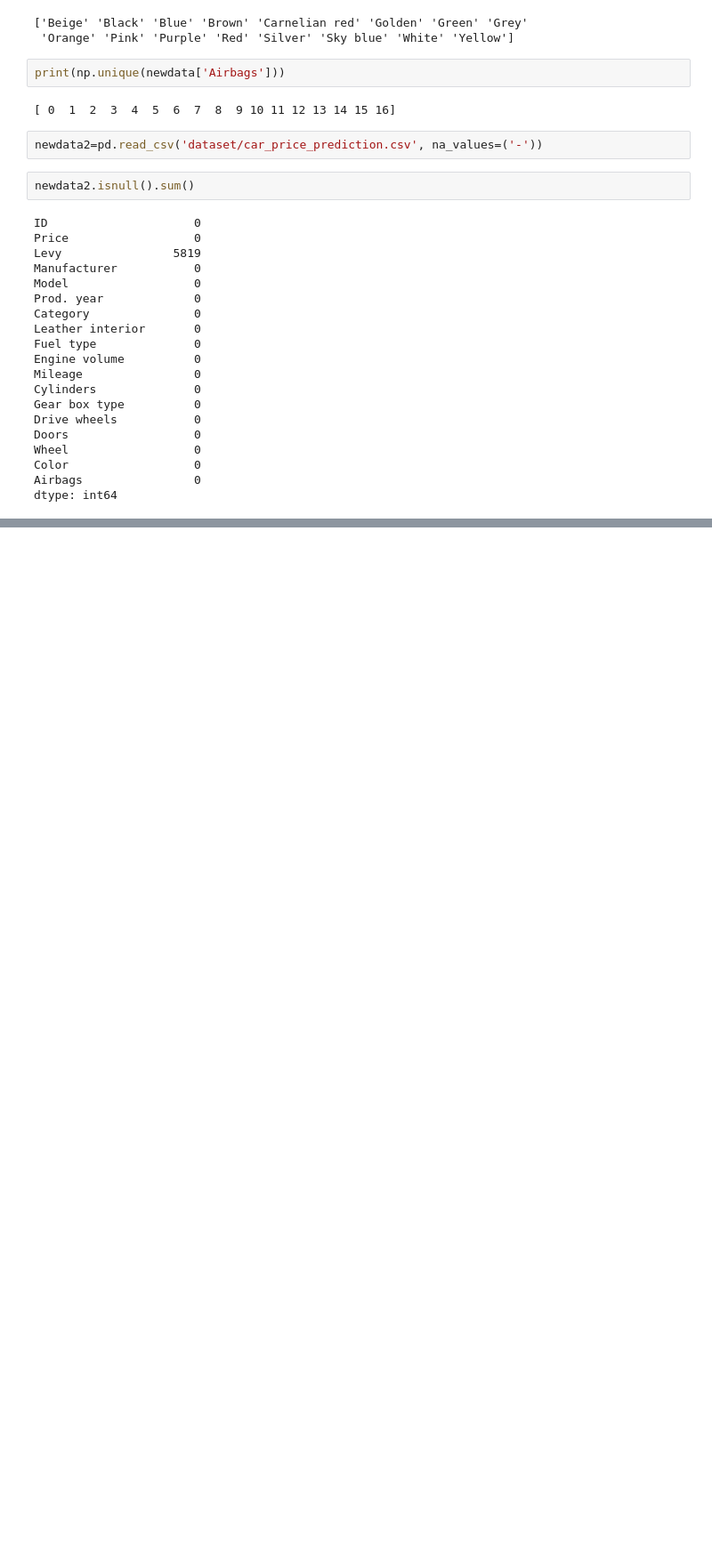
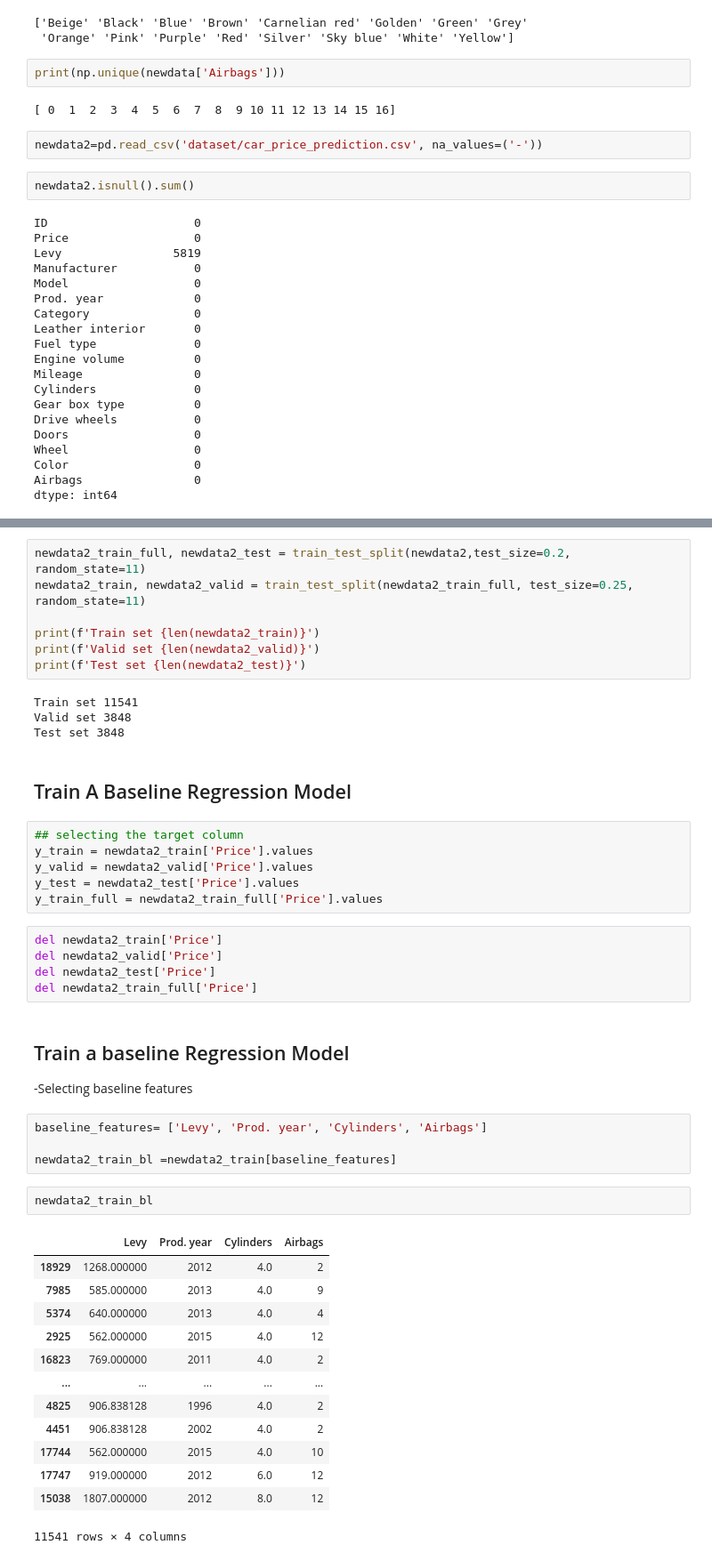
Before and after one commit to Nutsukpo/Car_Price_Prediction, a Jupyter notebook: loading_preprocessing_data.ipynb, the cells around one changed output, grey strips where cells are left out. Shown at 89% size. Cells and saved outputs as stored; diff of their text form; blank space fills up the shorter version.

```diff
--- a/loading_preprocessing_data.ipynb
+++ b/loading_preprocessing_data.ipynb
@@ -227,0 +329,47 @@ dtype: int64
+# %%
+newdata2_train_full, newdata2_test = train_test_split(newdata2,test_size=0.2, random_state=11)
+newdata2_train, newdata2_valid = train_test_split(newdata2_train_full, test_size=0.25, random_state=11)
+
+print(f'Train set {len(newdata2_train)}')
+print(f'Valid set {len(newdata2_valid)}')
+print(f'Test set {len(newdata2_test)}')
+# %% [output]
+Train set 11541
+Valid set 3848
+Test set 3848
+# %% [markdown]
+## Train A Baseline Regression Model
+# %%
+## selecting the target column
+y_train = newdata2_train['Price'].values
+y_valid = newdata2_valid['Price'].values
+y_test = newdata2_test['Price'].values
+y_train_full = newdata2_train_full['Price'].values
+# %%
+del newdata2_train['Price']
+del newdata2_valid['Price']
+del newdata2_test['Price']
+del newdata2_train_full['Price']
+# %% [markdown]
+## Train a baseline Regression Model
+-Selecting baseline features
+# %%
+baseline_features= ['Levy', 'Prod. year', 'Cylinders', 'Airbags']
+
+newdata2_train_bl =newdata2_train[baseline_features]
+# %%
+newdata2_train_bl
+# %% [output]
+|  | Levy | Prod. year | Cylinders | Airbags |
+| 18929 | 1268.000000 | 2012 | 4.0 | 2 |
+| 7985 | 585.000000 | 2013 | 4.0 | 9 |
+| 5374 | 640.000000 | 2013 | 4.0 | 4 |
+| 2925 | 562.000000 | 2015 | 4.0 | 12 |
+| 16823 | 769.000000 | 2011 | 4.0 | 2 |
+| ... | ... | ... | ... | ... |
+| 4825 | 906.838128 | 1996 | 4.0 | 2 |
+| 4451 | 906.838128 | 2002 | 4.0 | 2 |
+| 17744 | 562.000000 | 2015 | 4.0 | 10 |
+| 17747 | 919.000000 | 2012 | 6.0 | 12 |
+| 15038 | 1807.000000 | 2012 | 8.0 | 12 |
+11541 rows × 4 columns
```
Also changed, not shown: parts of 41 cells of this notebook.
